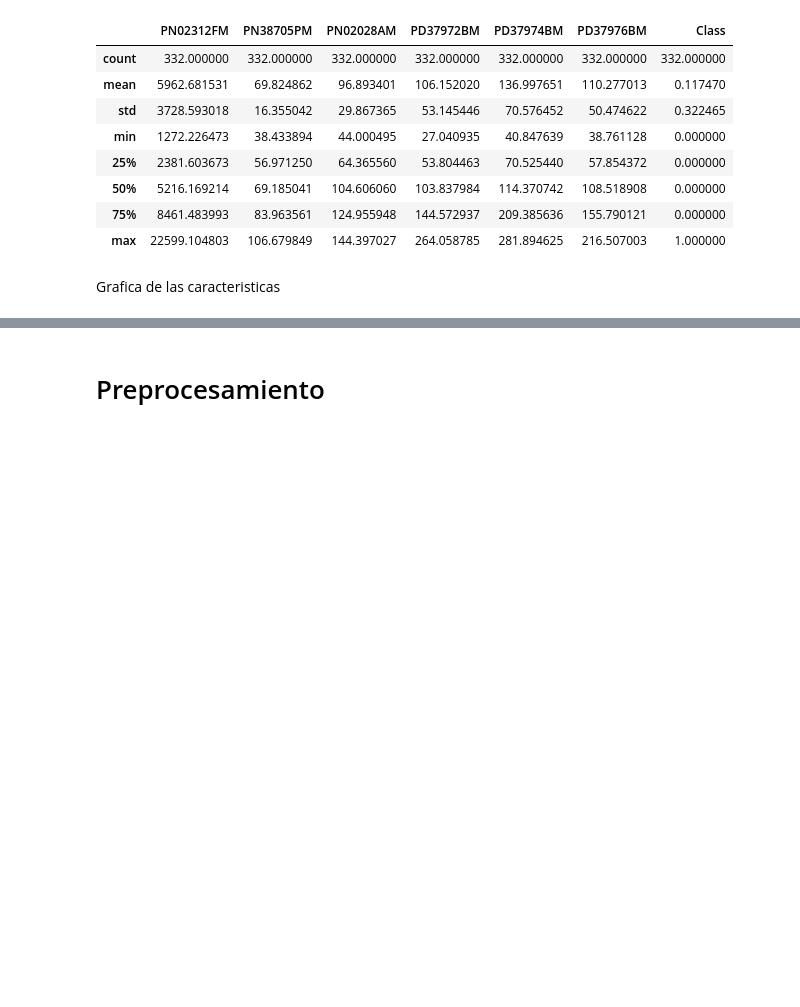
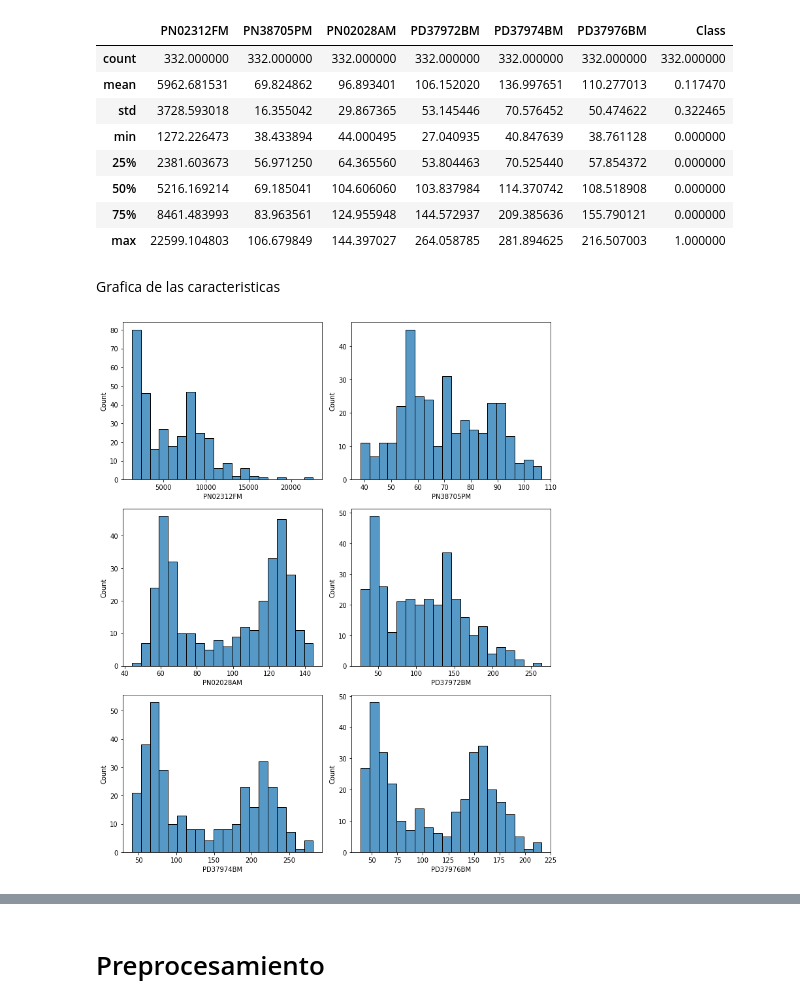
Before and after one commit to valegrei/crisis-forecasting, a Jupyter notebook: preprocesamiento/data_analysis_PE.ipynb, the cells around one changed output, grey strips where cells are left out. Saved outputs shown, nothing was run; the diff lists cells and outputs as text; code cells hidden in the pictures; blank space fills up the shorter version.

```diff
--- a/preprocesamiento/data_analysis_PE.ipynb
+++ b/preprocesamiento/data_analysis_PE.ipynb
@@ -107,0 +140,4 @@ Grafica de las caracteristicas
+# %%
+histograma(df))
+# %% [output]
+[figure, added]
```
Also changed, not shown: parts of 8 cells of this notebook, 20 other files.
